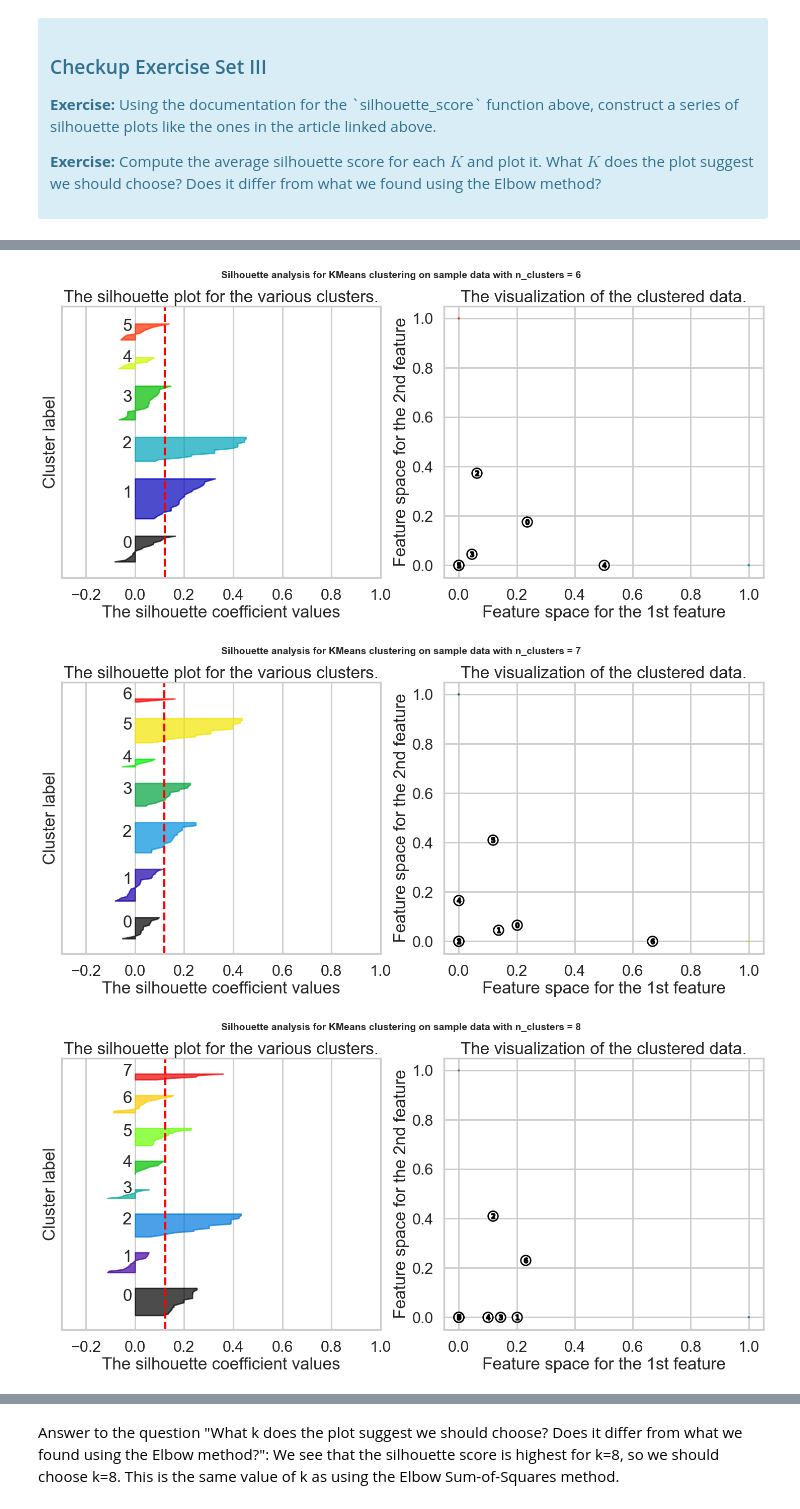
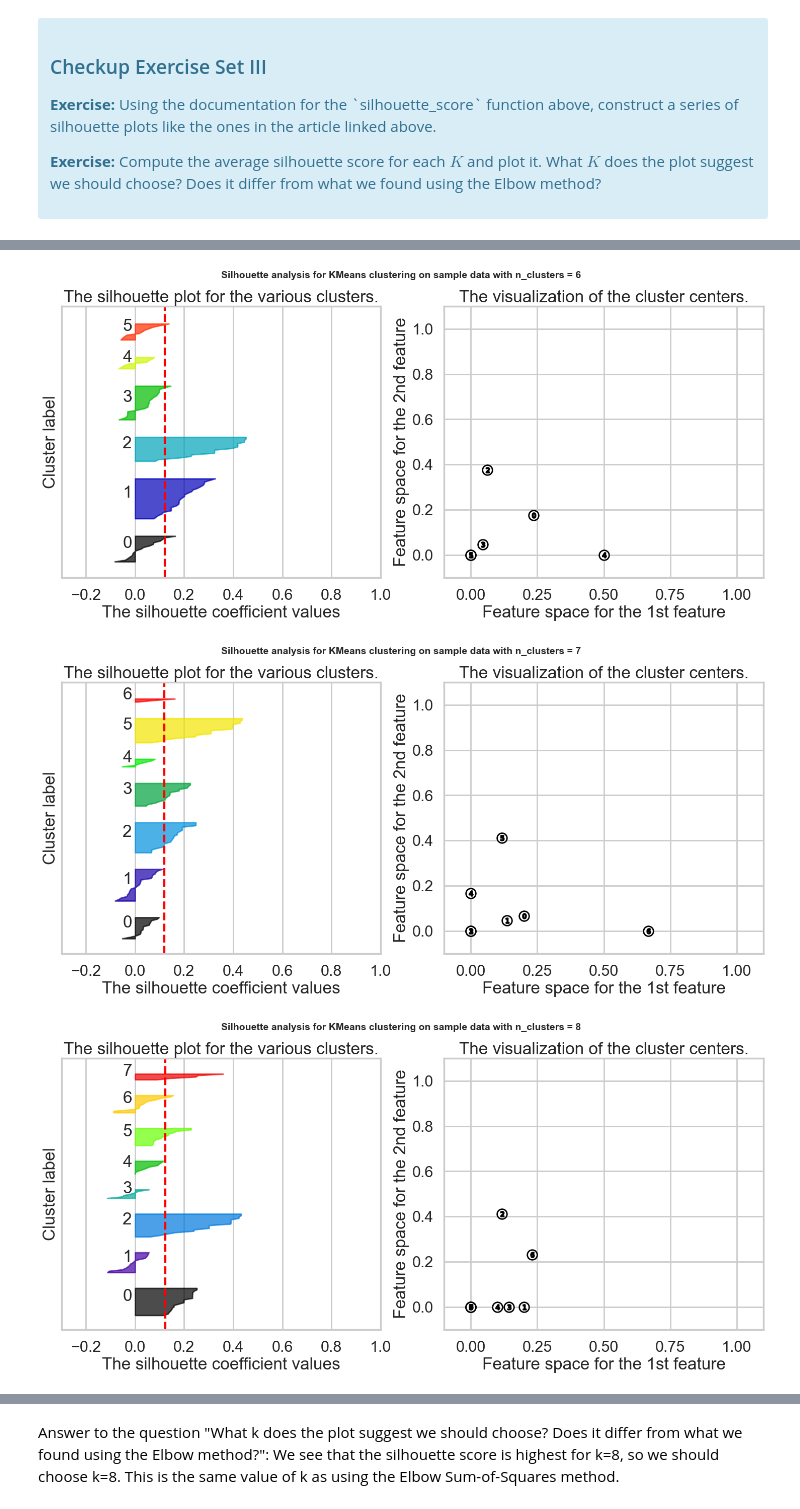
Before and after one commit to nhongphuc/Springboard, a Jupyter notebook: 1602764303_Clustering_Case_Study_updated_10_15_2020/Clustering Case Study - Customer Segmentation with K-Means - Tier 3.ipynb, the cells around one changed output, grey strips where cells are left out. Saved outputs shown, nothing was run; the diff lists cells and outputs as text; code cells hidden in the pictures.

```diff
--- a/1602764303_Clustering_Case_Study_updated_10_15_2020/Clustering Case Study - Customer Segmentation with K-Means - Tier 3.ipynb
+++ b/1602764303_Clustering_Case_Study_updated_10_15_2020/Clustering Case Study - Customer Segmentation with K-Means - Tier 3.ipynb
@@ -288,11 +288,8 @@ for n_clusters in range_n_clusters:
     ax1.set_yticks([])  # Clear the yaxis labels / ticks
     ax1.set_xticks([-0.2, 0, 0.2, 0.4, 0.6, 0.8, 1])
 
-    # 2nd Plot showing the actual clusters formed
-    colors = cm.nipy_spectral(cluster_labels.astype(float) / n_clusters)
-    ax2.scatter(
-        x_cols[:, 0], x_cols[:, 1], marker=".", s=30, lw=0, alpha=0.7, c=colors, edgecolor="k"
-    )
+    ax2.set_xlim([-0.1, 1.1])
+    ax2.set_ylim([-0.1, 1.1])
 
     # Labeling the clusters
     centers = clusterer.cluster_centers_
@@ -310,7 +307,7 @@ for n_clusters in range_n_clusters:
     for i, c in enumerate(centers):
         ax2.scatter(c[0], c[1], marker="$%d$" % i, alpha=1, s=50, edgecolor="k")
 
-    ax2.set_title("The visualization of the clustered data.")
+    ax2.set_title("The visualization of the cluster centers.")
     ax2.set_xlabel("Feature space for the 1st feature")
     ax2.set_ylabel("Feature space for the 2nd feature")
 
@@ -339,3 +336,3 @@ For n_clusters = 10 The average silhouette_score is : 0.11388045928971953
-[figure, old version]
+[figure, new version]
-[figure, old version]
+[figure, new version]
-[figure, old version]
+[figure, new version]
```
Also changed, not shown: parts of 1 cell of this notebook.
